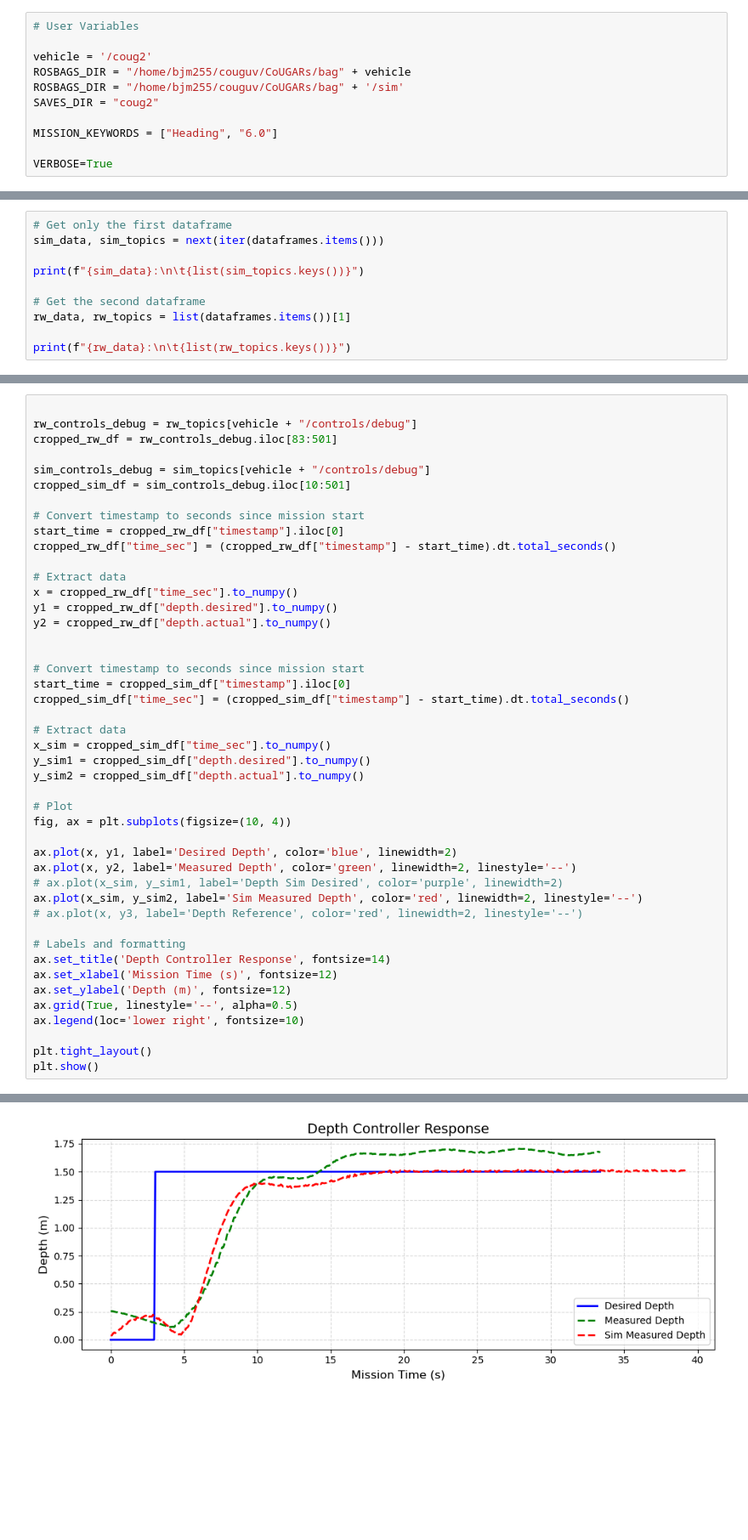
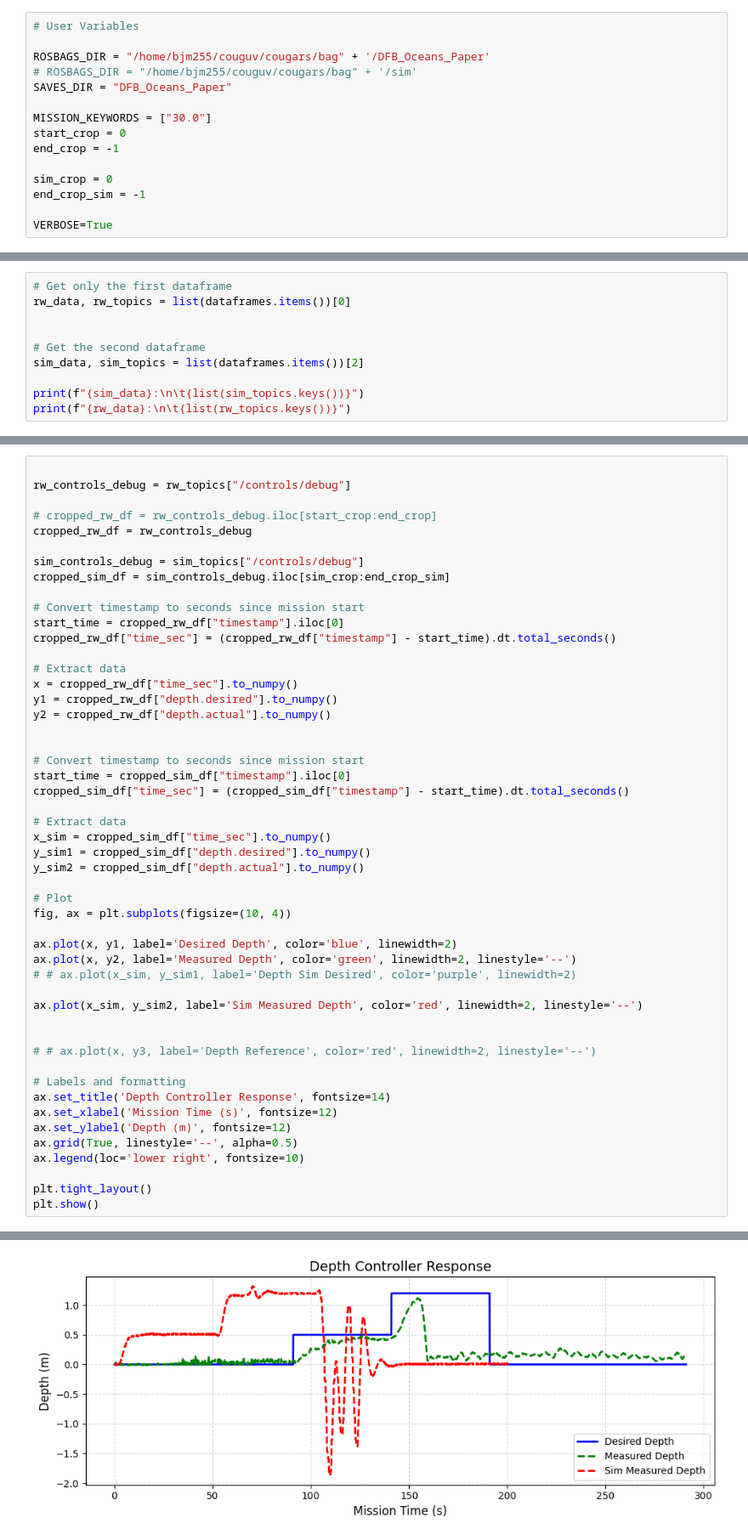
Before and after one commit to BYU-FRoSt-Lab/cougars-base-station, a Jupyter notebook: postprocessing/compared_controllers_analyze.ipynb, the cells around one changed output, grey strips where cells are left out. Shown at 85% size. Saved outputs shown, nothing was run; the diff lists cells and outputs as text; blank space fills up the shorter version.

Commit message:
compared controls update

```diff
--- a/postprocessing/compared_controllers_analyze.ipynb
+++ b/postprocessing/compared_controllers_analyze.ipynb
@@ -10,12 +10,16 @@ from scipy.stats import linregress
 # %%
 # User Variables
 
-vehicle = '/coug2'
-ROSBAGS_DIR = "/home/bjm255/couguv/CoUGARs/bag" + vehicle
-ROSBAGS_DIR = "/home/bjm255/couguv/CoUGARs/bag" + '/sim'
-SAVES_DIR = "coug2"
+ROSBAGS_DIR = "/home/bjm255/couguv/cougars/bag" + '/DFB_Oceans_Paper'
+# ROSBAGS_DIR = "/home/bjm255/couguv/cougars/bag" + '/sim'
+SAVES_DIR = "DFB_Oceans_Paper"
 
-MISSION_KEYWORDS = ["Heading", "6.0"]
+MISSION_KEYWORDS = ["30.0"]
+start_crop = 0
+end_crop = -1
+
+sim_crop = 0
+end_crop_sim = -1
 
 VERBOSE=True
 # %%
@@ -50,12 +60,12 @@ converted__6.0_SO-2025-05-02-12-11-09:
 # print(list(dfsByTopic.keys()))
 # %%
 # Get only the first dataframe
-sim_data, sim_topics = next(iter(dataframes.items()))
+rw_data, rw_topics = list(dataframes.items())[0]
+
+
+# Get the second dataframe
+sim_data, sim_topics = list(dataframes.items())[2]
 
 print(f"{sim_data}:\n\t{list(sim_topics.keys())}")
-
-# Get the second dataframe
-rw_data, rw_topics = list(dataframes.items())[1]
-
 print(f"{rw_data}:\n\t{list(rw_topics.keys())}")
 # %% [output]
@@ -115,10 +125,12 @@ RosBag timeframe:       2025-05-02 18:11:10.481785172 --- 2025-05-02 18:16:40.48
 # %%
 
-rw_controls_debug = rw_topics[vehicle + "/controls/debug"]
-cropped_rw_df = rw_controls_debug.iloc[83:501]
+rw_controls_debug = rw_topics["/controls/debug"]
 
-sim_controls_debug = sim_topics[vehicle + "/controls/debug"]
-cropped_sim_df = sim_controls_debug.iloc[10:501]
+# cropped_rw_df = rw_controls_debug.iloc[start_crop:end_crop]
+cropped_rw_df = rw_controls_debug
+
+sim_controls_debug = sim_topics["/controls/debug"]
+cropped_sim_df = sim_controls_debug.iloc[sim_crop:end_crop_sim]
 
 # Convert timestamp to seconds since mission start
 start_time = cropped_rw_df["timestamp"].iloc[0]
@@ -144,9 +156,12 @@ fig, ax = plt.subplots(figsize=(10, 4))
 
 ax.plot(x, y1, label='Desired Depth', color='blue', linewidth=2)
 ax.plot(x, y2, label='Measured Depth', color='green', linewidth=2, linestyle='--')
-# ax.plot(x_sim, y_sim1, label='Depth Sim Desired', color='purple', linewidth=2)
+# # ax.plot(x_sim, y_sim1, label='Depth Sim Desired', color='purple', linewidth=2)
+
 ax.plot(x_sim, y_sim2, label='Sim Measured Depth', color='red', linewidth=2, linestyle='--')
-# ax.plot(x, y3, label='Depth Reference', color='red', linewidth=2, linestyle='--')
+
+
+# # ax.plot(x, y3, label='Depth Reference', color='red', linewidth=2, linestyle='--')
 
 # Labels and formatting
 ax.set_title('Depth Controller Response', fontsize=14)
@@ -166,8 +176,8 @@ See the caveats in the documentation: https://pandas.pydata.org/pandas-docs/stab
 A value is trying to be set on a copy of a slice from a DataFrame.
 Try using .loc[row_indexer,col_indexer] = value instead
 
 See the caveats in the documentation: https://pandas.pydata.org/pandas-docs/stable/user_guide/indexing.html#returning-a-view-versus-a-copy
   cropped_sim_df["time_sec"] = (cropped_sim_df["timestamp"] - start_time).dt.total_seconds()
-[figure, old version]
+[figure, new version]
 # %%
 
```
Also changed, not shown: parts of 9 cells of this notebook, 2 other files.
